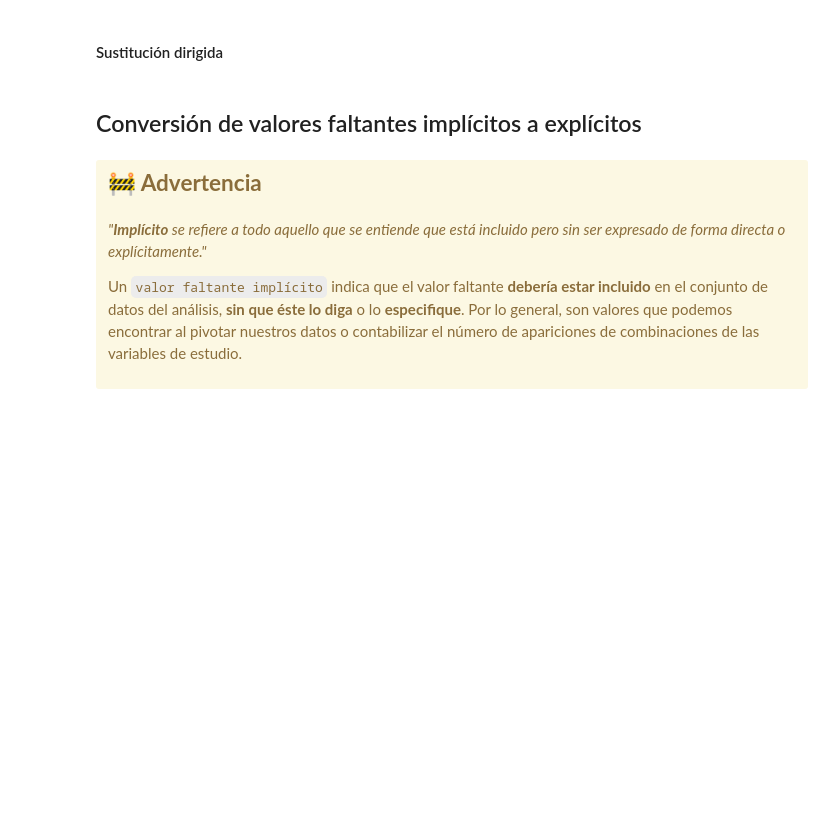
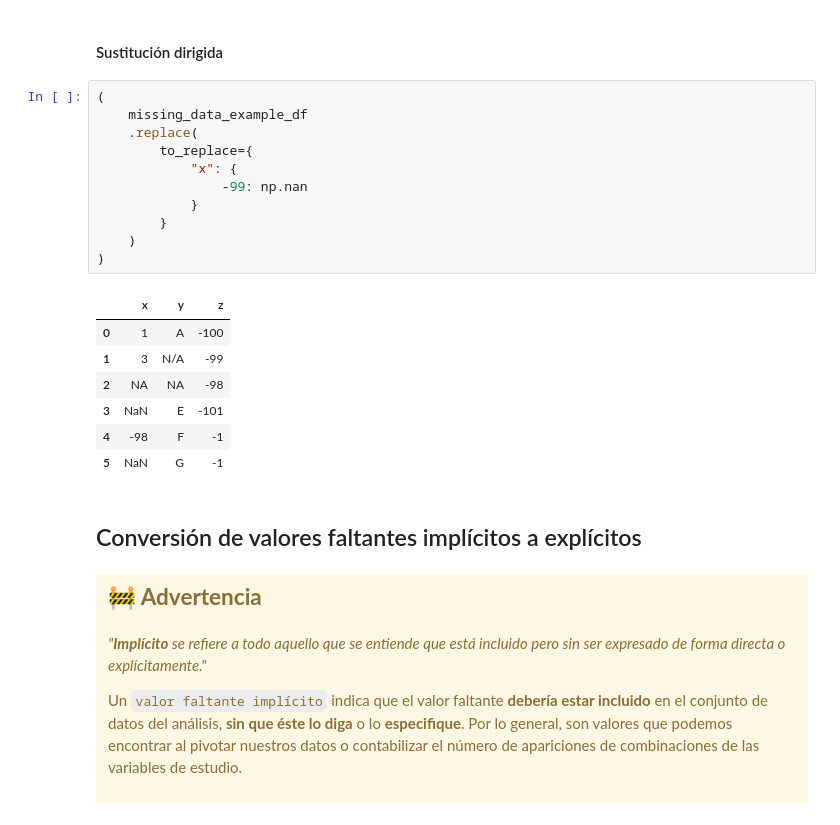
Before and after one commit to jariel17/curso-datos-faltantes-de, a Jupyter notebook: live-exploration-missing-values.ipynb, the cells around one changed output. Saved outputs shown, nothing was run; the diff lists cells and outputs as text; blank space fills up the shorter version.

```diff
--- a/live-exploration-missing-values.ipynb
+++ b/live-exploration-missing-values.ipynb
@@ -526,5 +583,24 @@ missing_data_example_df
 # %% [markdown]
 #### Sustitución dirigida
+# %%
+(
+    missing_data_example_df
+    .replace(
+        to_replace={
+            "x": {
+                -99: np.nan
+            }
+        }
+    )
+)
+# %% [output]
+|  | x | y | z |
+| 0 | 1 | A | -100 |
+| 1 | 3 | N/A | -99 |
+| 2 | NA | NA | -98 |
+| 3 | NaN | E | -101 |
+| 4 | -98 | F | -1 |
+| 5 | NaN | G | -1 |
 # %% [markdown]
 ## Conversión de valores faltantes implícitos a explícitos
 # %% [markdown]
```
Also changed, not shown: parts of 5 cells of this notebook.
